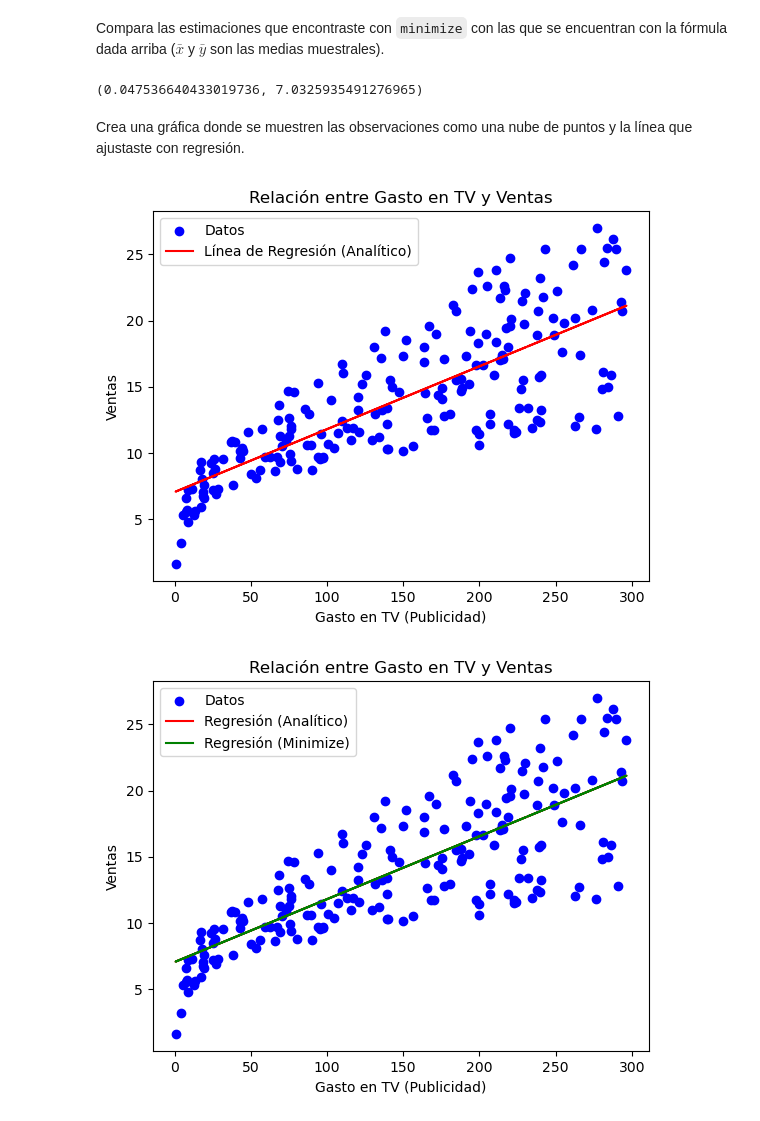
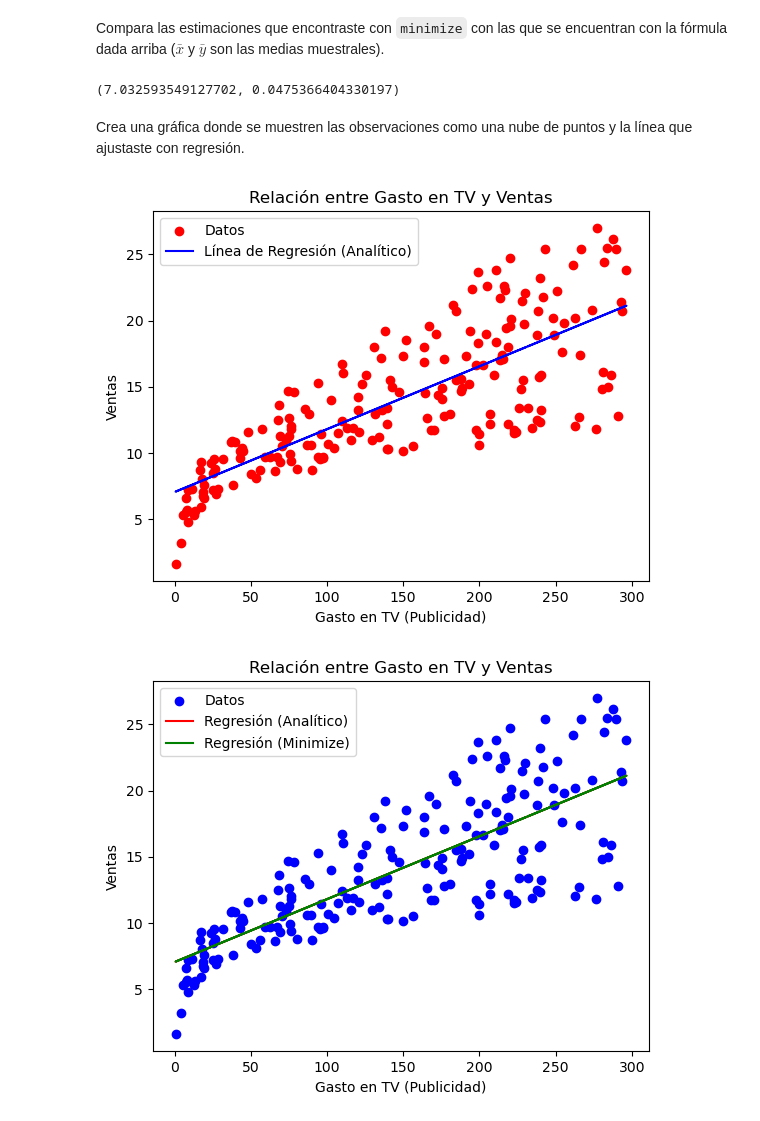
Before and after one commit to RRlaura/Simulacion-Matematica, a Jupyter notebook: T05 - Lab de regresión lineal.ipynb, the cells around one changed output. Drawn from its saved outputs; the diff is of its cells as text; code cells hidden in the pictures.

```diff
--- a/T05 - Lab de regresión lineal.ipynb
+++ b/T05 - Lab de regresión lineal.ipynb
@@ -142,9 +141,15 @@ opt.minimize(calcular_rss, beta_inicial, args=(X_matriz, y_vector))
 # %%
+coef_intercepto, coef_pendiente = resultado_optimizado.x
+
+beta_0 = coef_intercepto
+beta_1 = coef_pendiente
+
+X = x_tv
+
 y_pred = beta_0 + beta_1 * X
 
-
-plt.scatter(X, y, color= 'blue' , label='Datos')
-plt.plot(X, y_pred, color= 'black' , label='Línea de Regresión')
+plt.scatter(X, y_sales, c='pink', label='Datos')
+plt.plot(X, y_pred, color='black', label='Línea de Regresión')
 plt.xlabel('Gasto en TV (Publicidad)')
 plt.ylabel('Ventas')
 plt.legend()
@@ -160,36 +165,27 @@ $$ \hat{\beta_0} = \bar{y} - \hat{\beta_1}\bar{x} $$
 # %% [markdown]
 Compara las estimaciones que encontraste con `minimize` con las que se encuentran con la fórmula dada arriba ($\bar{x}$ y $\bar{y}$ son las medias muestrales).
 # %%
-# Calcular medias de X y Y
 x_media = X.mean()
 y_media = y.mean()
 
-# Calcular beta_1 (pendiente)
-beta1 = sum((X - x_mean) * (y - y_mean)) / sum((X - x_mean) ** 2)
-
-# Calcular beta_0 (intercepto)
+beta1 = sum((X - x_media) * (y - y_media)) / sum((X - x_media) ** 2)
 beta0 = y_media - beta1 * x_media
-
-
-beta1, beta0
+beta0, beta1
 # %% [output]
-(0.047536640433019736, 7.0325935491276965)
+(7.032593549127702, 0.0475366404330197)
 # %% [markdown]
 Crea una gráfica donde se muestren las observaciones como una nube de puntos y la línea que ajustaste con regresión.
 # %%
-# Predicciones usando la línea de regresión (método analítico)
 y_pred = beta0 + beta1 * X
 
-# Graficar datos originales
-plt.scatter(X, y, color='blue', label='Datos')
+plt.scatter(X, y, c='r', label='Datos')
 
-# Graficar línea de regresión
-plt.plot(X, y_pred, color='red', label='Línea de Regresión (Analítico)')
+plt.plot(X, y_pred, c='b', label='Línea de Regresión (Analítico)')
 plt.xlabel('Gasto en TV (Publicidad)')
 plt.ylabel('Ventas')
 plt.title('Relación entre Gasto en TV y Ventas')
 plt.legend()
 plt.show()
 # %% [output]
-[figure, old version]
+[figure, new version]
 # %%
```
Also changed, not shown: parts of 22 cells of this notebook.
